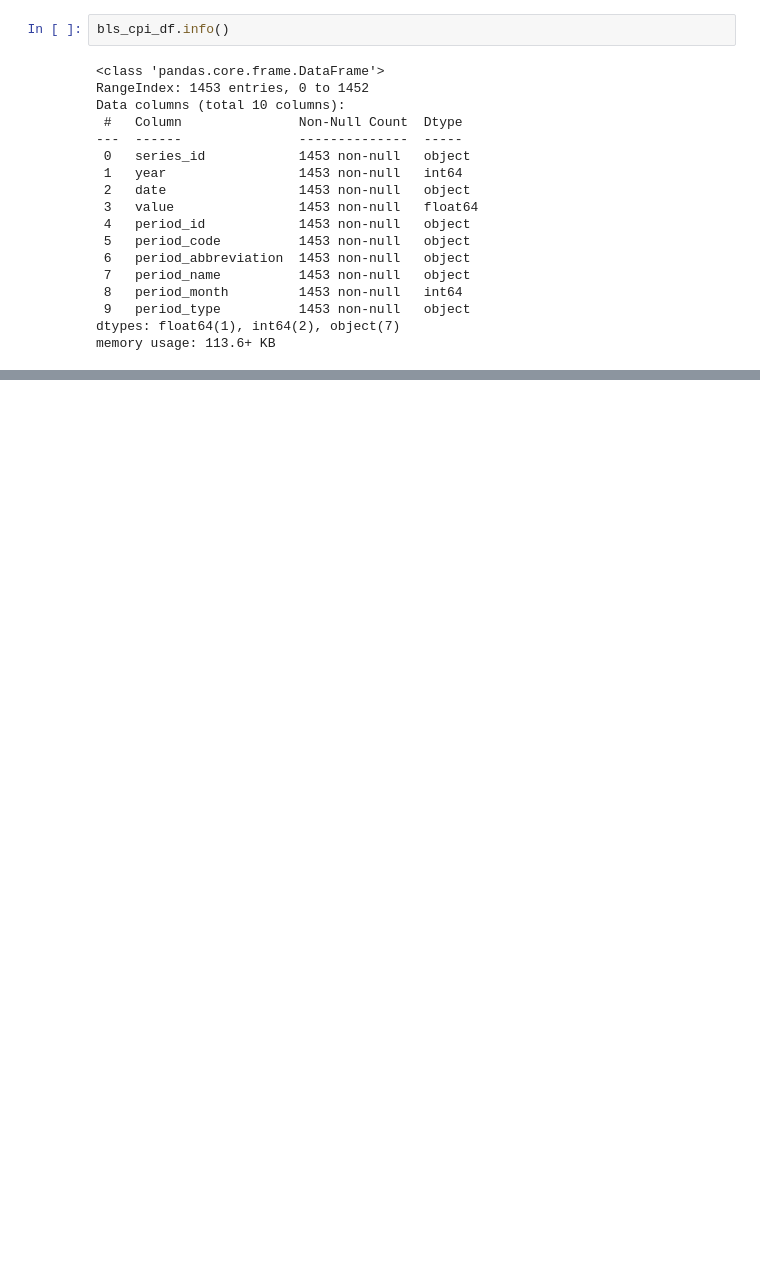
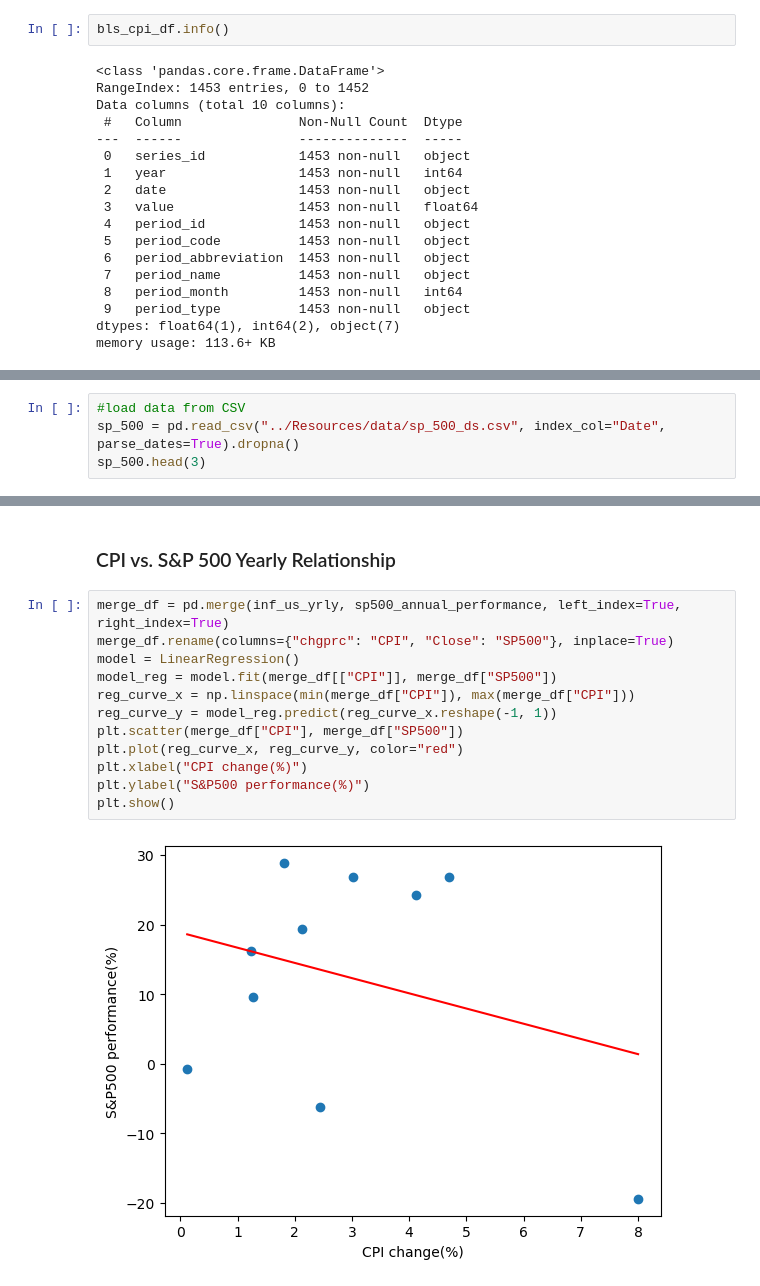
Before and after one commit to xraySMULu/the-big-squeeze, a Jupyter notebook: Code/cg_analysis.ipynb, the cells around one changed output, grey strips where cells are left out. Drawn from its saved outputs; the diff is of its cells as text; blank space fills up the shorter version.

```diff
--- a/Code/cg_analysis.ipynb
+++ b/Code/cg_analysis.ipynb
@@ -54,0 +52,4 @@ bls_cpi_df = bls_cpi_df.sort_index().loc['2015':'2023', :]
+# %%
+#load data from CSV
+sp_500 = pd.read_csv("../Resources/data/sp_500_ds.csv", index_col="Date", parse_dates=True).dropna()
+sp_500.head(3)
@@ -129,0 +277,16 @@ plt.grid(True)
+# %% [markdown]
+### CPI vs. S&P 500 Yearly Relationship
+# %%
+merge_df = pd.merge(inf_us_yrly, sp500_annual_performance, left_index=True, right_index=True)
+merge_df.rename(columns={"chgprc": "CPI", "Close": "SP500"}, inplace=True)
+model = LinearRegression()
+model_reg = model.fit(merge_df[["CPI"]], merge_df["SP500"])
+reg_curve_x = np.linspace(min(merge_df["CPI"]), max(merge_df["CPI"]))
+reg_curve_y = model_reg.predict(reg_curve_x.reshape(-1, 1))
+plt.scatter(merge_df["CPI"], merge_df["SP500"])
+plt.plot(reg_curve_x, reg_curve_y, color="red")
+plt.xlabel("CPI change(%)")
+plt.ylabel("S&P500 performance(%)")
+plt.show()
+# %% [output]
+[figure, added]
```
Also changed, not shown: parts of 34 cells of this notebook, 11 other files.
